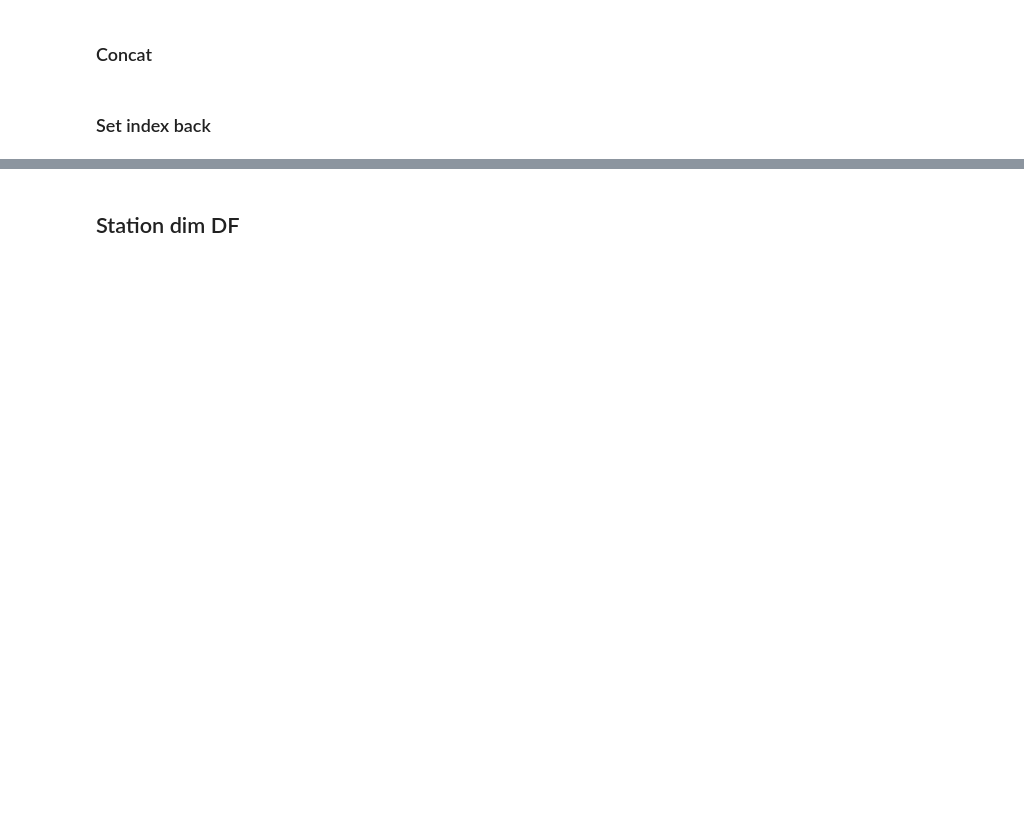
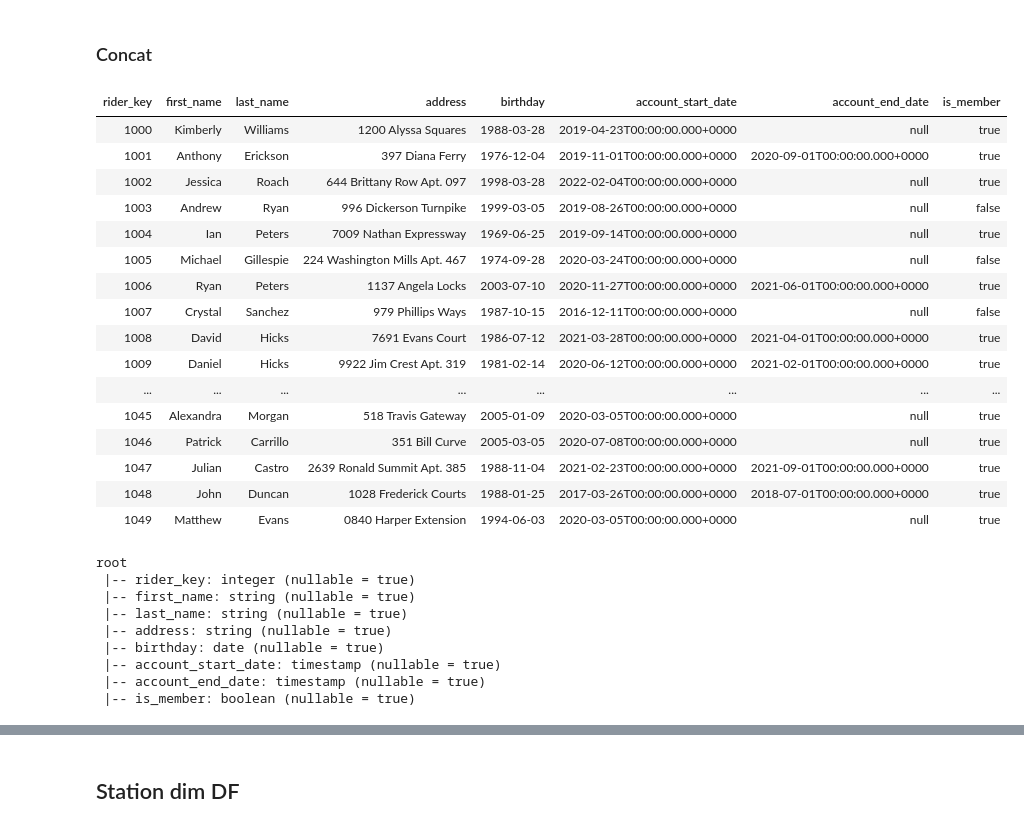
Before and after one commit to Marshi00/2023-AzureDataBricks--DeltaLake-Spark, a Jupyter notebook: gold_stage.ipynb, the cells around one changed output, grey strips where cells are left out. Cells and saved outputs as stored; diff of their text form; code cells hidden in the pictures; blank space fills up the shorter version.

```diff
--- a/gold_stage.ipynb
+++ b/gold_stage.ipynb
@@ -73,11 +98,58 @@ df_dim_riders = pd.DataFrame(data_dim_riders).set_index('rider_key')
-# %%
-df_silver_rider = spark.read.format("delta")
-.load("delta/silver_rider")
+# %%
+# Define the schema for the riders dimension table
+schema = StructType([
+    StructField("rider_key", IntegerType(), True),
+    StructField("first_name", StringType(), True),
+    StructField("last_name", StringType(), True),
+    StructField("address", StringType(), True),
+    StructField("birthday", DateType(), True),
+    StructField("account_start_date", TimestampType(), True),
+    StructField("account_end_date", TimestampType(), True),
+    StructField("is_member", BooleanType(), True)
+])
+
+# Create an empty DataFrame with the defined schema
+df_dim_riders = spark.createDataFrame([], schema)
 # %% [markdown]
 ### Concat
-# %%
-df_dim_riders = pd.concat([df_dim_riders, df_silver_rider], ignore_index=True)
-# %% [markdown]
-### Set index back
+# %%
+df_dim_riders = df_dim_riders.union(df_silver_rider.select(
+    col('rider_id').alias('rider_key'),
+    col('first').alias('first_name'),
+    col('last').alias('last_name'),
+    col('address'),
+    col('birthday'),
+    col('account_start_date').alias('account_start_date'),
+    col('account_end_date').alias('account_end_date'),
+    col('is_member')
+))
 # %%
-df_dim_riders = df_dim_riders.set_index('rider_key')
+df_dim_riders.display()
+df_dim_riders.printSchema()
+# %% [output]
+| rider_key | first_name | last_name | address | birthday | account_start_date | account_end_date | is_member |
+| 1000 | Kimberly | Williams | 1200 Alyssa Squares | 1988-03-28 | 2019-04-23T00:00:00.000+0000 | null | true |
+| 1001 | Anthony | Erickson | 397 Diana Ferry | 1976-12-04 | 2019-11-01T00:00:00.000+0000 | 2020-09-01T00:00:00.000+0000 | true |
+| 1002 | Jessica | Roach | 644 Brittany Row Apt. 097 | 1998-03-28 | 2022-02-04T00:00:00.000+0000 | null | true |
+| 1003 | Andrew | Ryan | 996 Dickerson Turnpike | 1999-03-05 | 2019-08-26T00:00:00.000+0000 | null | false |
+| 1004 | Ian | Peters | 7009 Nathan Expressway | 1969-06-25 | 2019-09-14T00:00:00.000+0000 | null | true |
+| 1005 | Michael | Gillespie | 224 Washington Mills Apt. 467 | 1974-09-28 | 2020-03-24T00:00:00.000+0000 | null | false |
+| 1006 | Ryan | Peters | 1137 Angela Locks | 2003-07-10 | 2020-11-27T00:00:00.000+0000 | 2021-06-01T00:00:00.000+0000 | true |
+| 1007 | Crystal | Sanchez | 979 Phillips Ways | 1987-10-15 | 2016-12-11T00:00:00.000+0000 | null | false |
+| 1008 | David | Hicks | 7691 Evans Court | 1986-07-12 | 2021-03-28T00:00:00.000+0000 | 2021-04-01T00:00:00.000+0000 | true |
+| 1009 | Daniel | Hicks | 9922 Jim Crest Apt. 319 | 1981-02-14 | 2020-06-12T00:00:00.000+0000 | 2021-02-01T00:00:00.000+0000 | true |
+| ... | ... | ... | ... | ... | ... | ... | ... |
+| 1045 | Alexandra | Morgan | 518 Travis Gateway | 2005-01-09 | 2020-03-05T00:00:00.000+0000 | null | true |
+| 1046 | Patrick | Carrillo | 351 Bill Curve | 2005-03-05 | 2020-07-08T00:00:00.000+0000 | null | true |
+| 1047 | Julian | Castro | 2639 Ronald Summit Apt. 385 | 1988-11-04 | 2021-02-23T00:00:00.000+0000 | 2021-09-01T00:00:00.000+0000 | true |
+| 1048 | John | Duncan | 1028 Frederick Courts | 1988-01-25 | 2017-03-26T00:00:00.000+0000 | 2018-07-01T00:00:00.000+0000 | true |
+| 1049 | Matthew | Evans | 0840 Harper Extension | 1994-06-03 | 2020-03-05T00:00:00.000+0000 | null | true |
+root
+ |-- rider_key: integer (nullable = true)
+ |-- first_name: string (nullable = true)
+ |-- last_name: string (nullable = true)
+ |-- address: string (nullable = true)
+ |-- birthday: date (nullable = true)
+ |-- account_start_date: timestamp (nullable = true)
+ |-- account_end_date: timestamp (nullable = true)
+ |-- is_member: boolean (nullable = true)
```
Also changed, not shown: parts of 64 cells of this notebook, 15 other files.
